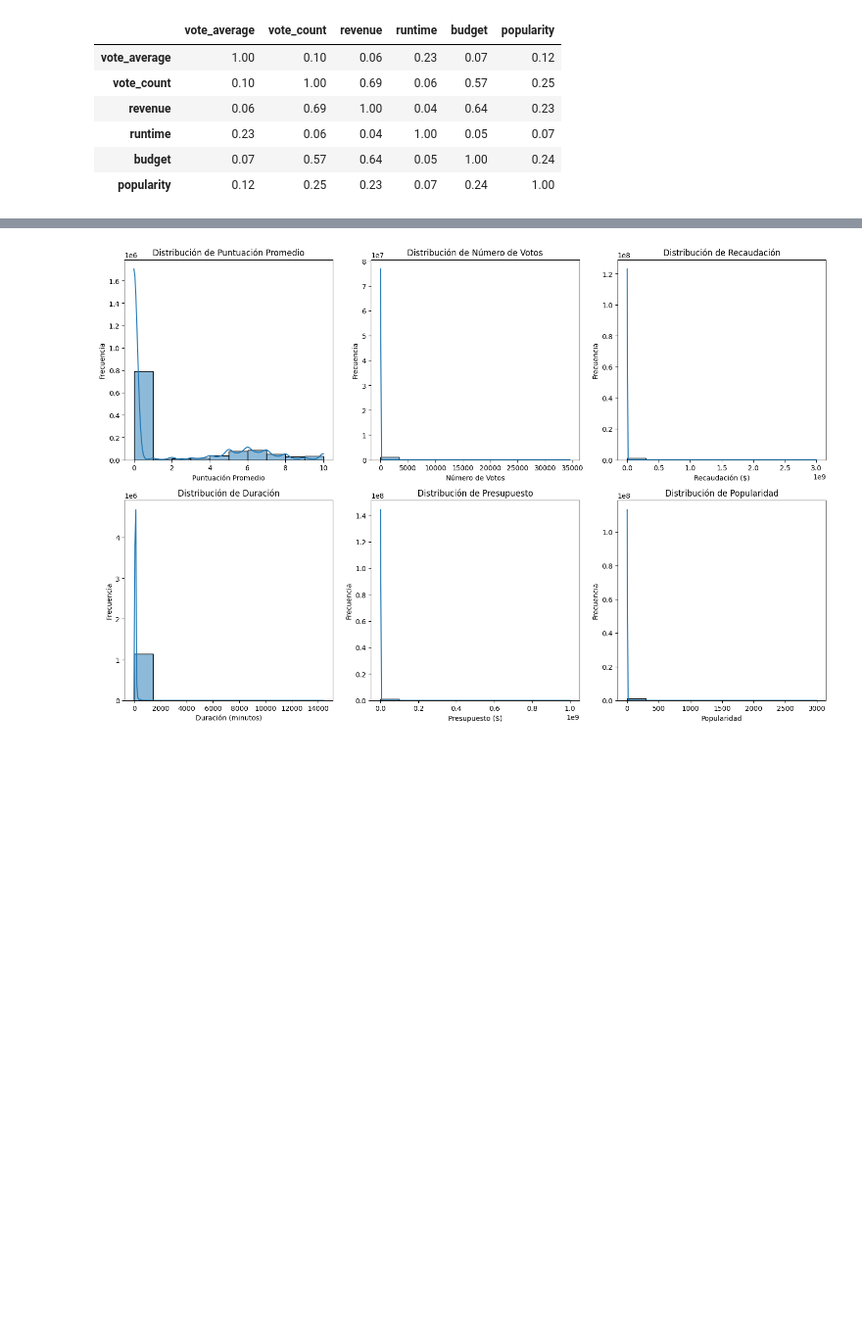
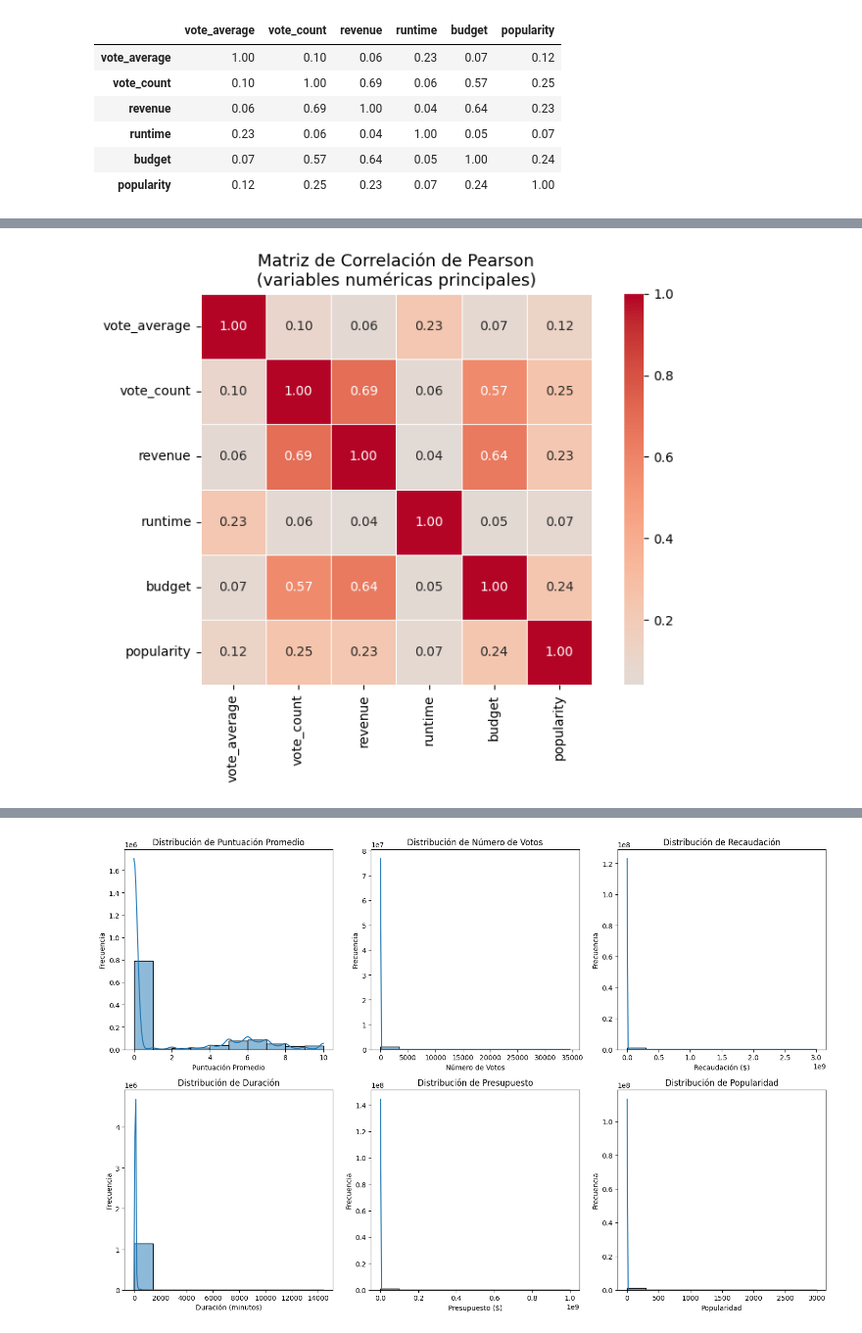
Before and after one commit to nat1600/data-mining-movies, a Jupyter notebook: Final_Project_TMDB_Data_Mining.ipynb, the cells around one changed output, grey strips where cells are left out. Shown at 98% size. Saved outputs shown, nothing was run; the diff lists cells and outputs as text; code cells hidden in the pictures; blank space fills up the shorter version.

```diff
--- a/Final_Project_TMDB_Data_Mining.ipynb
+++ b/Final_Project_TMDB_Data_Mining.ipynb
@@ -350,0 +387,20 @@ df.describe(include='all')
+# %%
+import seaborn as sns
+import matplotlib.pyplot as plt
+
+fig, ax = plt.subplots(figsize=(8, 6))
+sns.heatmap(
+    correlacion,
+    annot=True,
+    fmt='.2f',
+    cmap='coolwarm',
+    center=0,
+    square=True,
+    linewidths=0.5,
+    ax=ax
+)
+ax.set_title('Matriz de Correlación de Pearson\n(variables numéricas principales)', fontsize=13)
+plt.tight_layout()
+plt.show()
+# %% [output]
+[figure, added]
```
Also changed, not shown: parts of 72 cells of this notebook, 1 other file.
